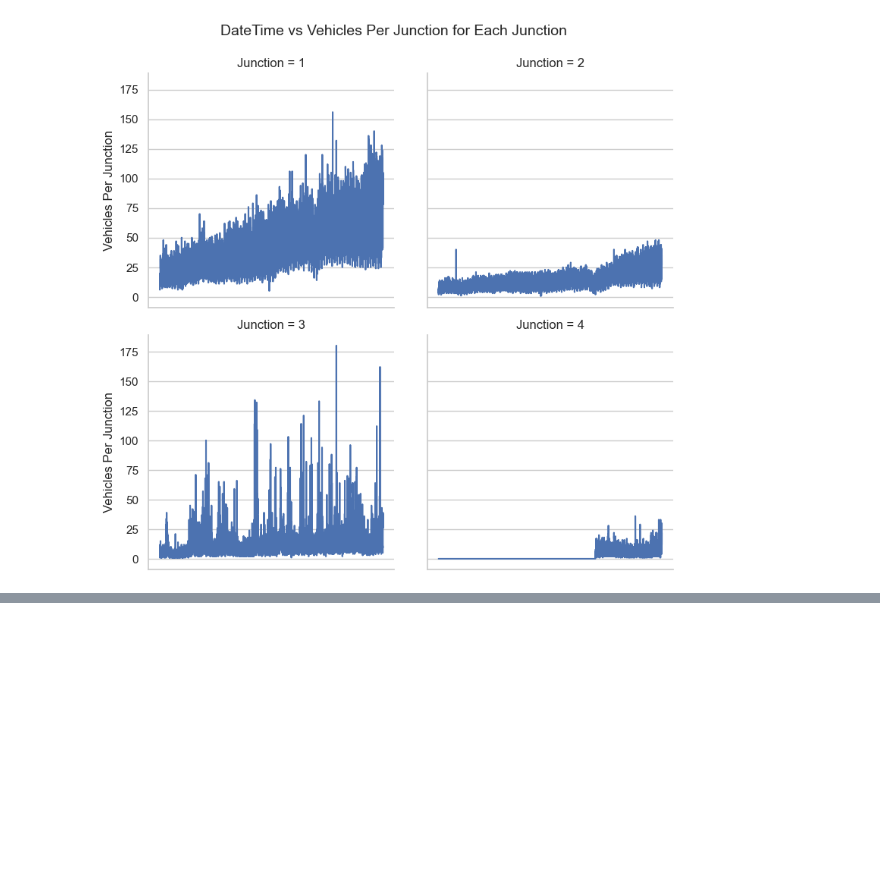
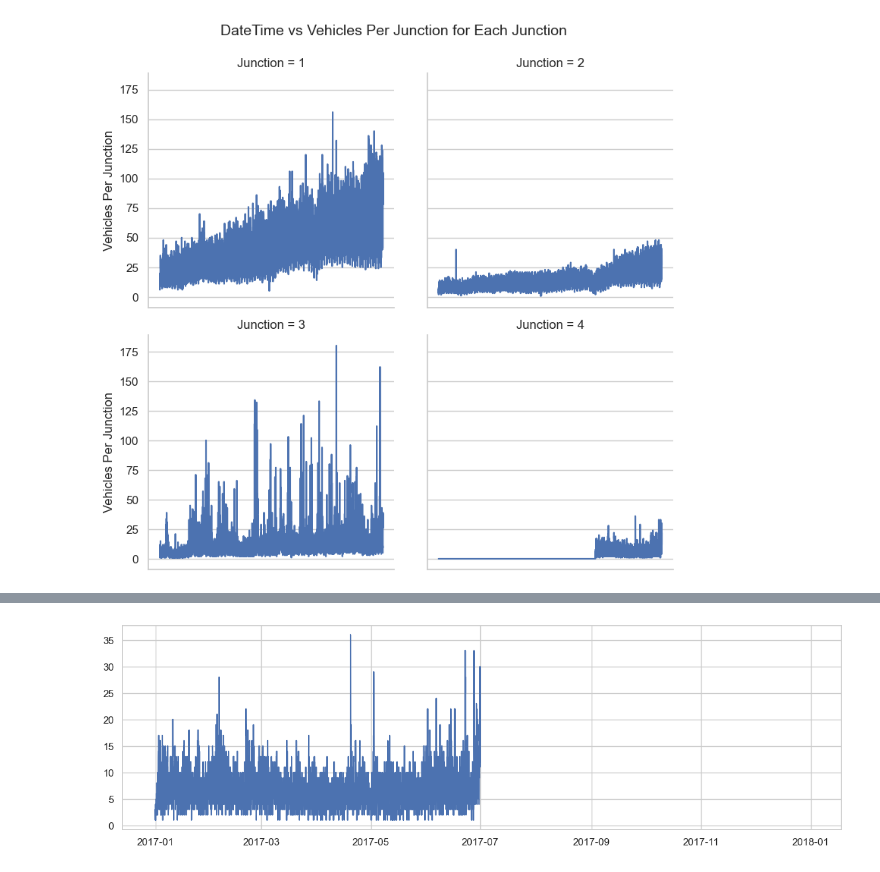
Before and after one commit to calebrauscher/IBM_Specialized_Models, a Jupyter notebook: Time Series and Survival Analysis/final_project/final_project.ipynb, the cells around one changed output, grey strips where cells are left out. Drawn from its saved outputs; the diff is of its cells as text; code cells hidden in the pictures; blank space fills up the shorter version.

```diff
--- a/Time Series and Survival Analysis/final_project/final_project.ipynb
+++ b/Time Series and Survival Analysis/final_project/final_project.ipynb
@@ -76,0 +101,8 @@ plt.show()
+# %%
+filtered = train_pivot[train_pivot[4].gt(0.0)]
+annual_traffic_4 = filtered[4].resample("YE").mean()
+plt.plot(filtered[4])
+plt.plot(annual_traffic_4)
+plt.grid(visible=True)
+# %% [output]
+[figure, added]
```
Also changed, not shown: parts of 20 cells of this notebook.
